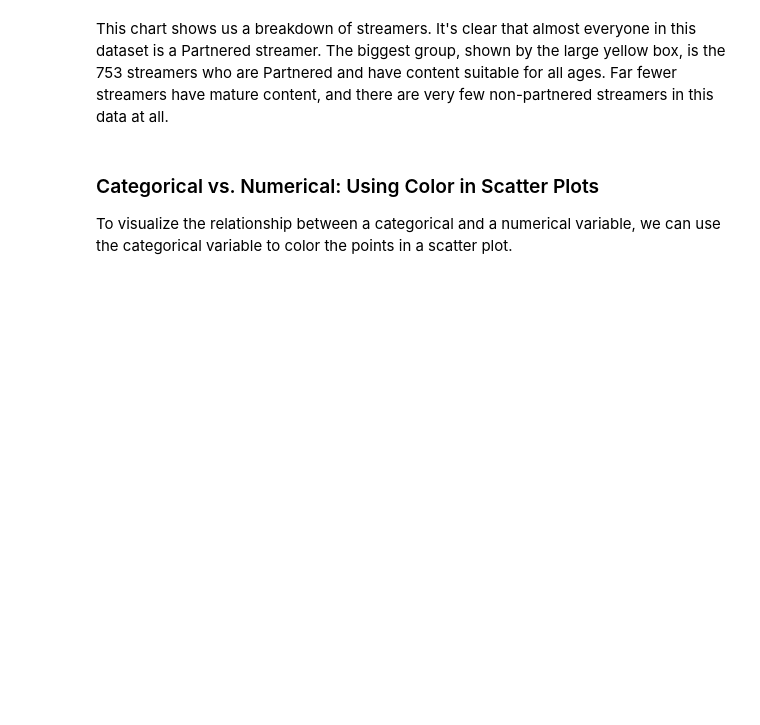
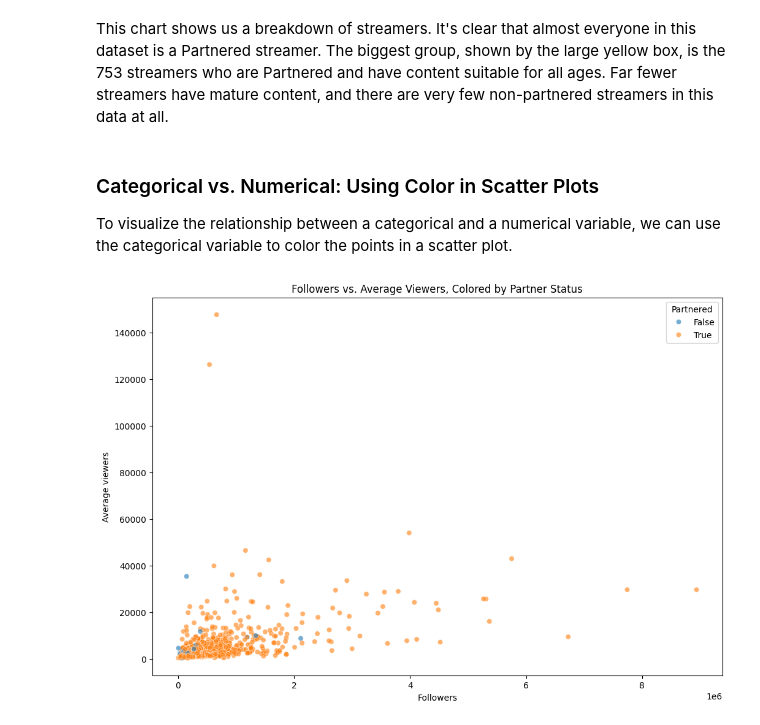
Before and after one commit to datasheng/csc46000-team-project-4727, a Jupyter notebook: EDA_SteamerData.ipynb, the cells around one changed output. Cells and saved outputs as stored; diff of their text form; code cells hidden in the pictures; blank space fills up the shorter version.

Commit message:
Added a scatter plot to visualize the relationship between categorical and numberical data Followers vs. Viewers coloed by Partner Status

```diff
--- a/EDA_SteamerData.ipynb
+++ b/EDA_SteamerData.ipynb
@@ -173,3 +173,11 @@ This chart shows us a breakdown of streamers. It's clear that almost everyone in
 # %% [markdown]
 ### Categorical vs. Numerical: Using Color in Scatter Plots
 To visualize the relationship between a categorical and a numerical variable, we can use the categorical variable to color the points in a scatter plot.
+# %%
+# Create a scatter plot of 'Followers' vs 'Average viewers', colored by 'Partnered'
+plt.figure(figsize=(12, 8))
+sns.scatterplot(data=df, x='Followers', y='Average viewers', hue='Partnered', alpha=0.6)
+plt.title('Followers vs. Average Viewers, Colored by Partner Status')
+plt.show()
+# %% [output]
+[figure, added]
```
Also changed, not shown: parts of 1 cell of this notebook.
